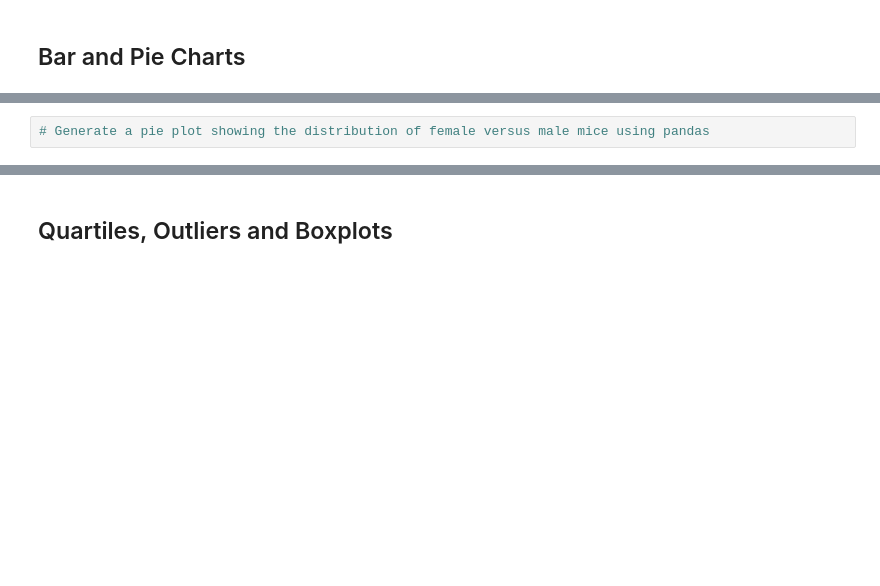
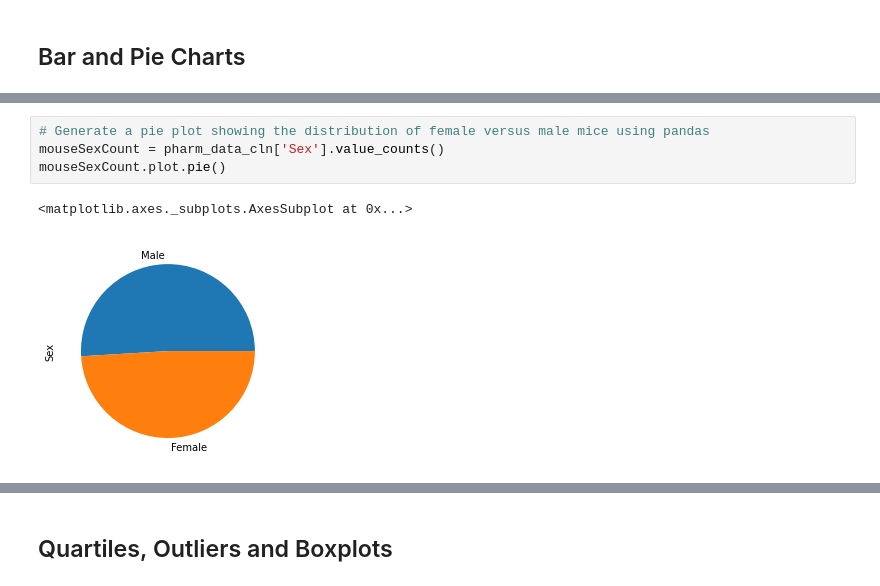
Before and after one commit to owenmeyer3/matplotlib-challenge, a Jupyter notebook: Instructions/Pymaceuticals/pymaceuticals_starter.ipynb, the cells around one changed output, grey strips where cells are left out. Drawn from its saved outputs; the diff is of its cells as text; blank space fills up the shorter version.

```diff
--- a/Instructions/Pymaceuticals/pymaceuticals_starter.ipynb
+++ b/Instructions/Pymaceuticals/pymaceuticals_starter.ipynb
@@ -151,4 +159,9 @@ Text(0.5, 1.0, 'Mice Tested per Drug Regimen')
 # %%
 # Generate a pie plot showing the distribution of female versus male mice using pandas
+mouseSexCount = pharm_data_cln['Sex'].value_counts()
+mouseSexCount.plot.pie()
+# %% [output]
+<matplotlib.axes._subplots.AxesSubplot at 0x...>
+[figure, added]
 # %%
 # Generate a pie plot showing the distribution of female versus male mice using pyplot
```
Also changed, not shown: parts of 3 cells of this notebook.
